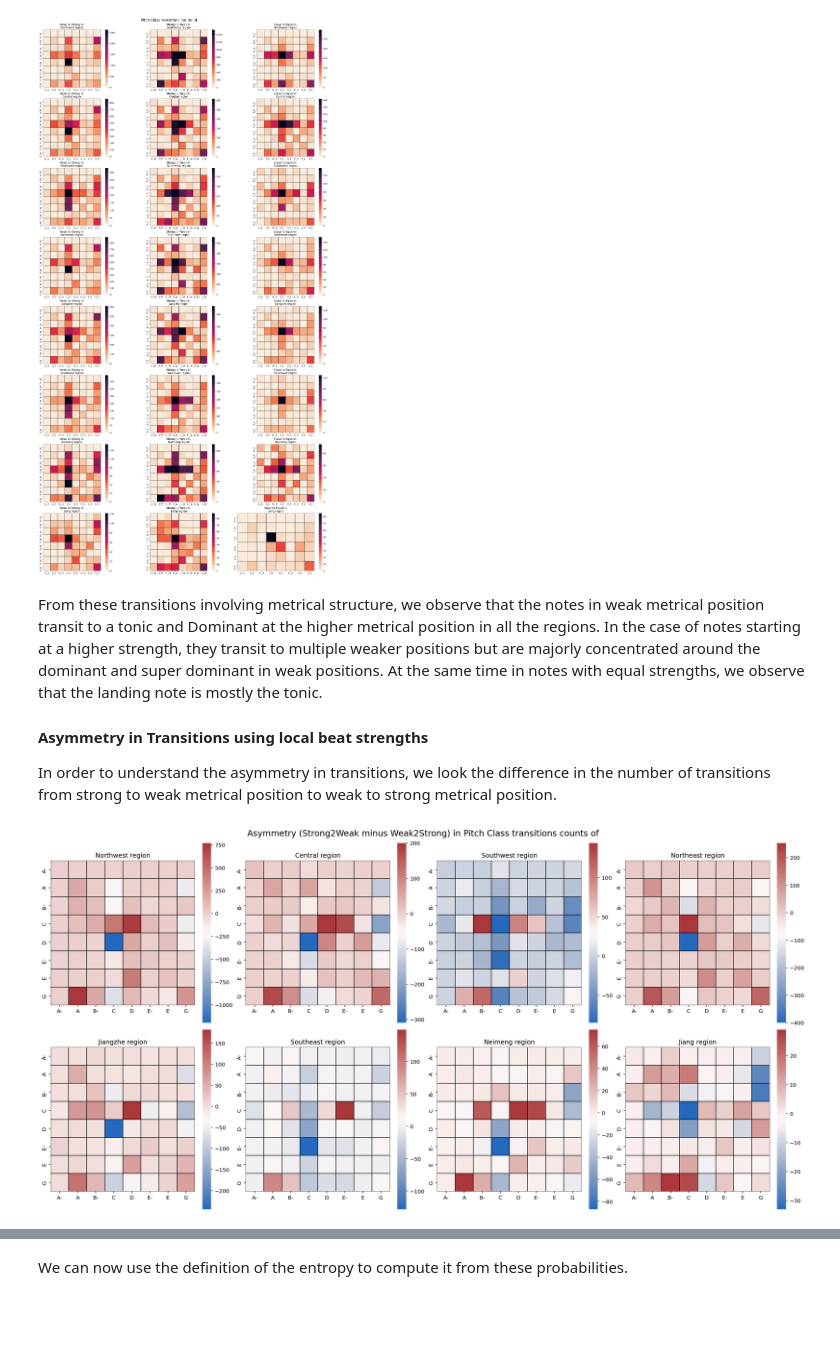
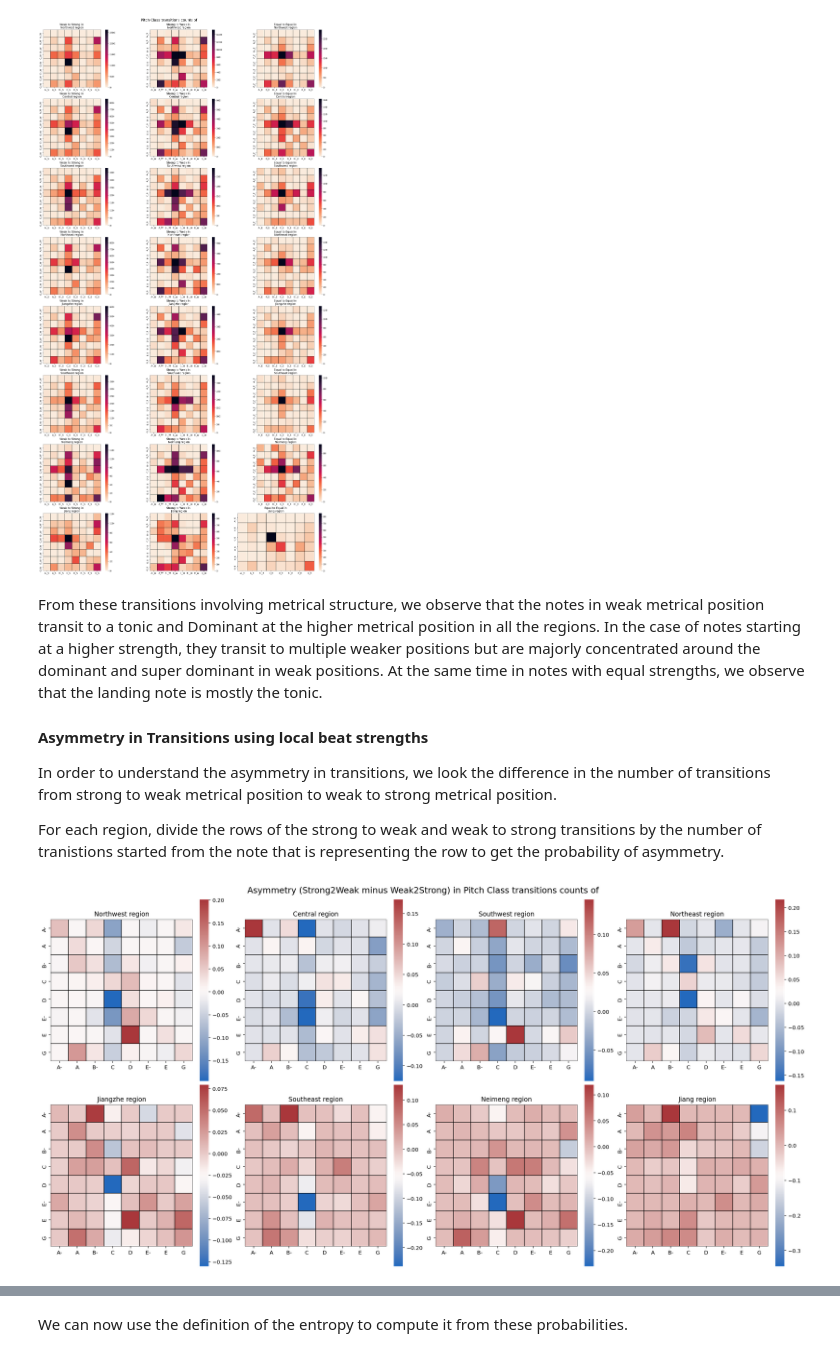
Before and after one commit to ravinitheshreddy/Digital-Musicology-Project, a Jupyter notebook: milestone3_results_quantification.ipynb, the cells around one changed output, grey strips where cells are left out. Saved outputs shown, nothing was run; the diff lists cells and outputs as text; code cells hidden in the pictures; blank space fills up the shorter version.

```diff
--- a/milestone3_results_quantification.ipynb
+++ b/milestone3_results_quantification.ipynb
@@ -394,3 +395,6 @@ for geo_region in pitchclass_transition_localbs_S2W:
 
 for geo_region in pitchclass_transition_localbs_W2S:
     pitchclass_transition_localbs_W2S[geo_region] = {**pitchclass_transition_localbs_W2S_def_count, **pitchclass_transition_localbs_W2S[geo_region]}
+
+for geo_region in pitchclass_transition_localbs_E2E:
+    pitchclass_transition_localbs_E2E[geo_region] = {**pitchclass_transition_localbs_E2E_def_count, **pitchclass_transition_localbs_E2E[geo_region]}
@@ -429,33 +435,46 @@ From these transitions involving metrical structure, we observe that the notes i
 #### Asymmetry in Transitions using local beat strengths
 
 In order to understand the asymmetry in transitions, we look the difference in the number of transitions from strong to weak metrical position to weak to strong metrical position.
+
+For each region, divide the rows of the strong to weak and weak to strong transitions by the number of tranistions started from the note that is representing the row to get the probability of asymmetry.
 # %%
 region_pitch_asymmetry = {}
 
 
 plt.rcParams["figure.figsize"] = (20, 10)
 colormap = sns.color_palette("vlag", as_cmap=True)
 fig, axes = plt.subplots(2,4, constrained_layout=True)
 fig.suptitle("Asymmetry (Strong2Weak minus Weak2Strong) in Pitch Class transitions counts of", fontsize = 16)
 for ax, gloc in zip(axes.flat, geo_divisions):
 
     sorted_probs_W2S = sort_dict(pitchclass_transition_localbs_W2S[gloc])
     gloc_matrix_W2S = pd.DataFrame.from_dict(sorted_probs_W2S).T.fillna(0)
     gloc_matrix_W2S = gloc_matrix_W2S.reindex(sorted(gloc_matrix_W2S.columns), axis=1)
     gloc_matrix_W2S.rename(columns=lambda s: str(s)[:-2], index=lambda s: str(s)[:-2], inplace=True)
 
 
     sorted_probs_S2W = sort_dict(pitchclass_transition_localbs_S2W[gloc])
     gloc_matrix_S2W = pd.DataFrame.from_dict(sorted_probs_S2W).T.fillna(0)
     gloc_matrix_S2W = gloc_matrix_S2W.reindex(sorted(gloc_matrix_S2W.columns), axis=1)
     gloc_matrix_S2W.rename(columns=lambda s: str(s)[:-2], index=lambda s: str(s)[:-2], inplace=True)
 
-    gloc_matrix = gloc_matrix_S2W.subtract(gloc_matrix_W2S)
+    sorted_probs_E2E = sort_dict(pitchclass_transition_localbs_E2E[gloc])
+    gloc_matrix_E2E = pd.DataFrame.from_dict(sorted_probs_E2E).T.fillna(0)
+    gloc_matrix_E2E = gloc_matrix_E2E.reindex(sorted(gloc_matrix_E2E.columns), axis=1)
+    gloc_matrix_E2E.rename(columns=lambda s: str(s)[:-2], index=lambda s: str(s)[:-2], inplace=True)
 
-    region_pitch_asymmetry[gloc] = gloc_matrix.stack().values
+    overall_matrix = pd.concat([gloc_matrix_S2W, gloc_matrix_W2S, gloc_matrix_E2E], axis=1).sum(axis=1)
+
+
+    gloc_matrix_W2S_norm = gloc_matrix_W2S.div(overall_matrix, axis=0).fillna(0)
+    gloc_matrix_S2W_norm = gloc_matrix_S2W.div(overall_matrix, axis=0).fillna(0)
+
+    gloc_matrix = gloc_matrix_S2W_norm.subtract(gloc_matrix_W2S_norm)
+
+    region_pitch_asymmetry[gloc] = gloc_matrix
 
     ax_ = sns.heatmap(gloc_matrix, cmap= colormap, square=True, linecolor='black', linewidths=0.1, ax=ax)
     ax_.set_title("{} region".format(gloc))
 # %% [output]
-[figure, old version]
+[figure, new version]
 # %% [markdown]
```
Also changed, not shown: parts of 7 cells of this notebook.
